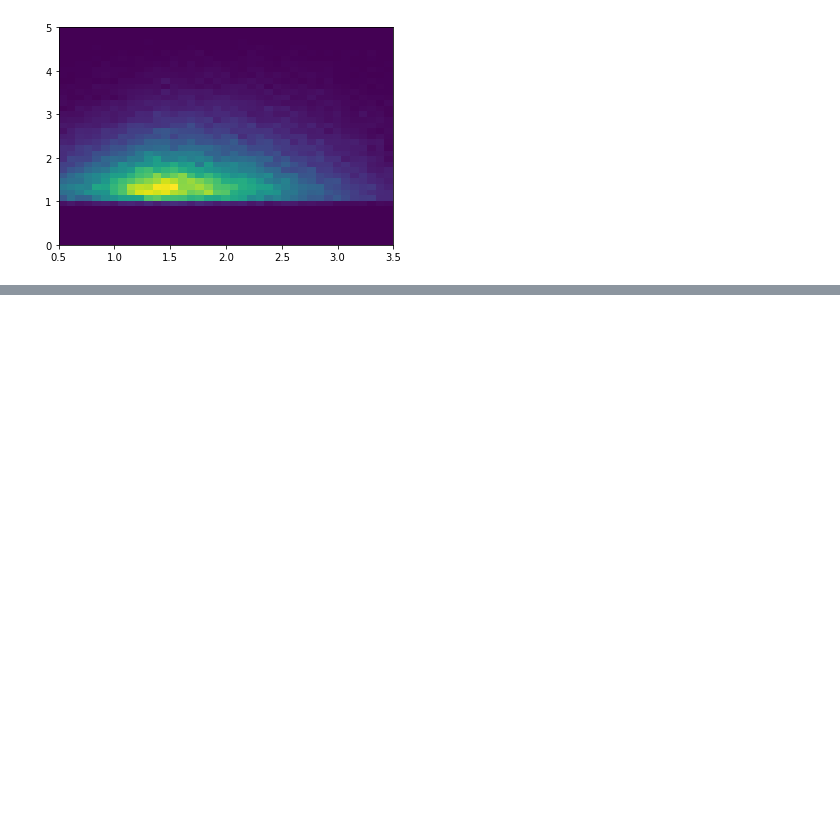
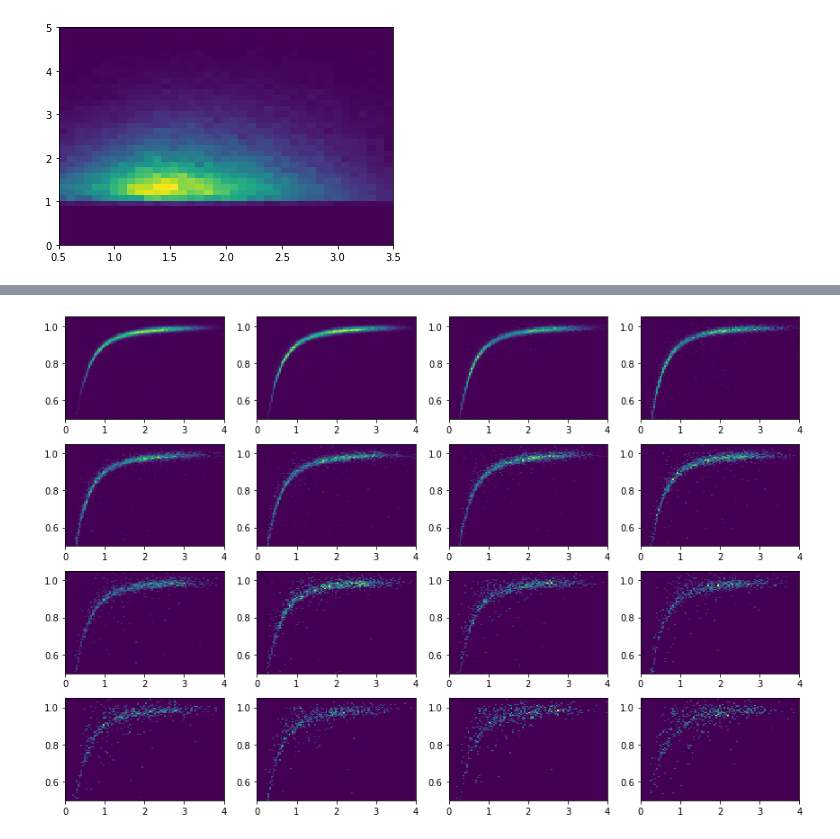
Before and after one commit to dmriser/python-analysis, a Jupyter notebook: kaon-bsa/compare-data-mc.ipynb, the cells around one changed output, grey strips where cells are left out. Saved outputs shown, nothing was run; the diff lists cells and outputs as text; code cells hidden in the pictures; blank space fills up the shorter version.

```diff
--- a/kaon-bsa/compare-data-mc.ipynb
+++ b/kaon-bsa/compare-data-mc.ipynb
@@ -129,0 +182,16 @@ plt.hist2d(data['p_mes'], data['q2'],
+# %%
+fig = plt.figure(figsize=(12,8))
+
+tolbins = np.linspace(0, 0.1, 17)
+mc['tolerance_mes_bin'] = np.digitize(mc['tolerance_mes'], tolbins)
+
+index = 1
+for _,df in mc.groupby('tolerance_mes_bin'):
+    ax = fig.add_subplot(4,4,index)
+    ax.hist2d(df['p_mes'], df['beta'], bins=(
+        np.linspace(0,4,100), np.linspace(0.5, 1.05,100)));
+    index += 1
+
+fig.tight_layout()
+# %% [output]
+[figure, added]
```
Also changed, not shown: parts of 15 cells of this notebook, 1 other file.
